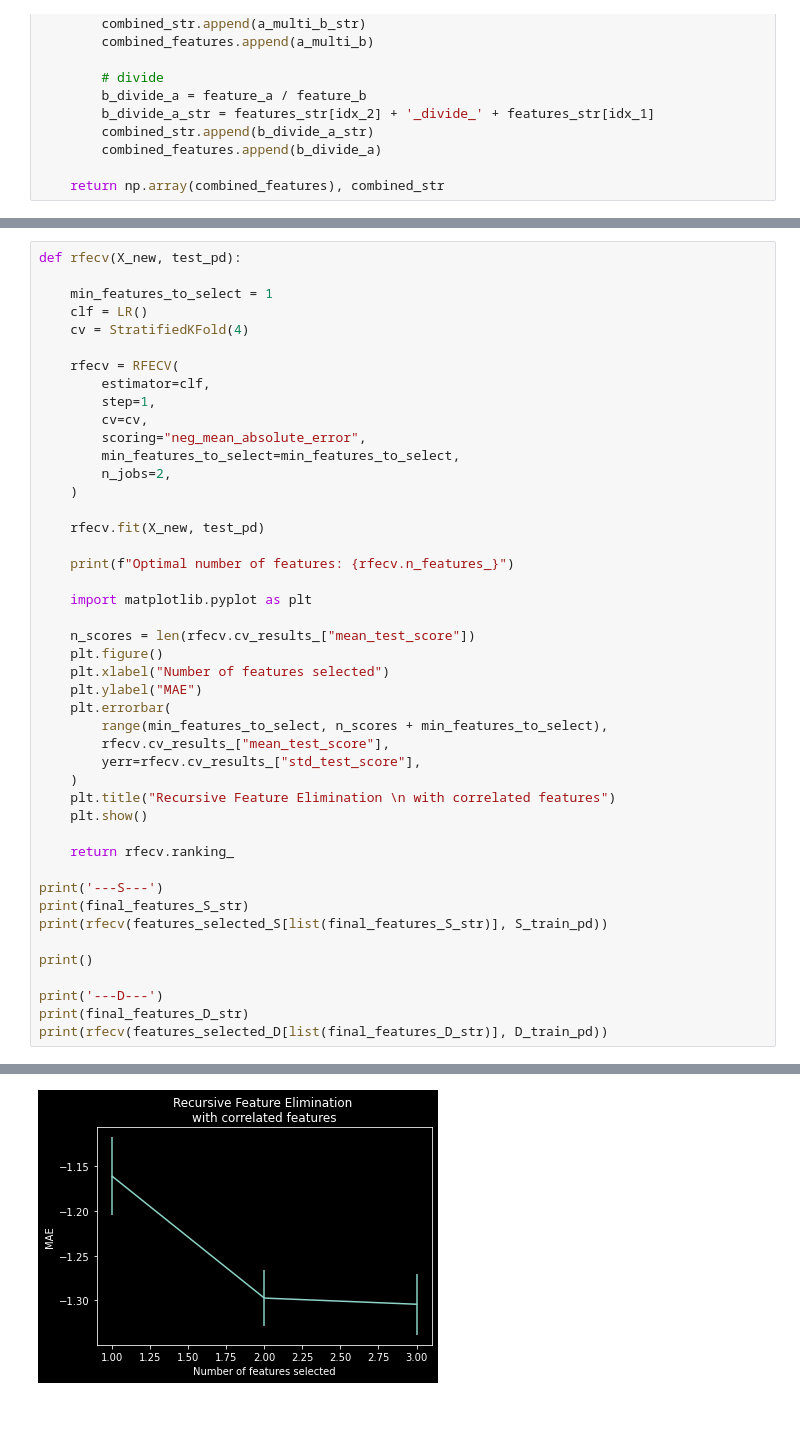
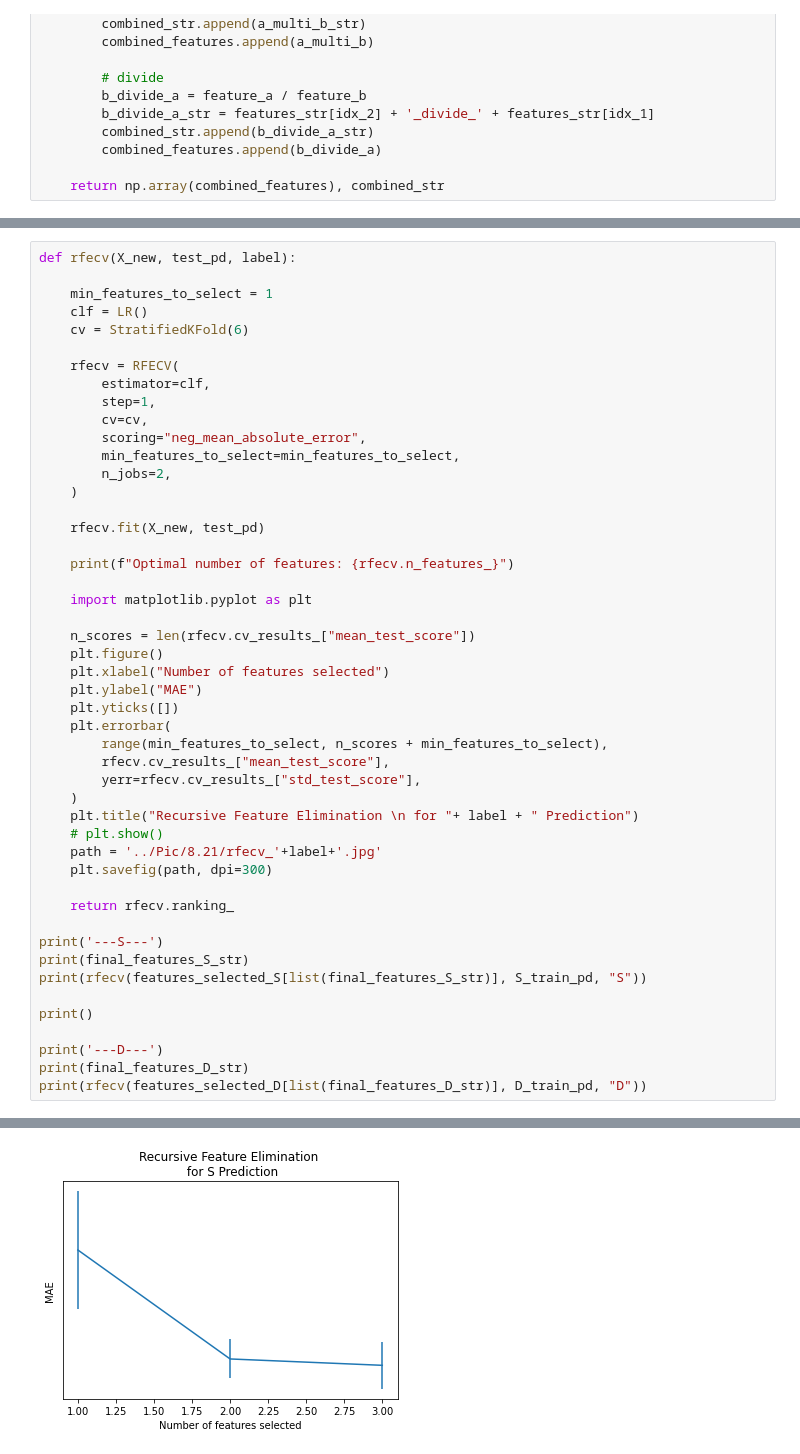
Before and after one commit to A-Big-Tortoise/NRSR_Research, a Jupyter notebook: Code/Features_Selection_Element.ipynb, the cells around one changed output, grey strips where cells are left out. Drawn from its saved outputs; the diff is of its cells as text; blank space fills up the shorter version.

```diff
--- a/Code/Features_Selection_Element.ipynb
+++ b/Code/Features_Selection_Element.ipynb
@@ -406,9 +406,9 @@ Step 2.
 # %%
-def rfecv(X_new, test_pd):
+def rfecv(X_new, test_pd, label):
 
     min_features_to_select = 1
     clf = LR()
-    cv = StratifiedKFold(4)
+    cv = StratifiedKFold(6)
 
     rfecv = RFECV(
         estimator=clf,
@@ -429,24 +429,27 @@ def rfecv(X_new, test_pd):
     plt.figure()
     plt.xlabel("Number of features selected")
     plt.ylabel("MAE")
+    plt.yticks([])
     plt.errorbar(
         range(min_features_to_select, n_scores + min_features_to_select),
         rfecv.cv_results_["mean_test_score"],
         yerr=rfecv.cv_results_["std_test_score"],
     )
-    plt.title("Recursive Feature Elimination \n with correlated features")
-    plt.show()
+    plt.title("Recursive Feature Elimination \n for "+ label + " Prediction")
+    # plt.show()
+    path = '../Pic/8.21/rfecv_'+label+'.jpg'
+    plt.savefig(path, dpi=300)
 
     return rfecv.ranking_
 
 print('---S---')
 print(final_features_S_str)
-print(rfecv(features_selected_S[list(final_features_S_str)], S_train_pd))
+print(rfecv(features_selected_S[list(final_features_S_str)], S_train_pd, "S"))
 
 print()
 
 print('---D---')
 print(final_features_D_str)
-print(rfecv(features_selected_D[list(final_features_D_str)], D_train_pd))
+print(rfecv(features_selected_D[list(final_features_D_str)], D_train_pd, "D"))
 # %% [output]
 ---S---
@@ -455 +464 @@ Optimal number of features: 1
-[figure, old version]
+[figure, new version]
```
Also changed, not shown: parts of 4 cells of this notebook, 10 other files.
